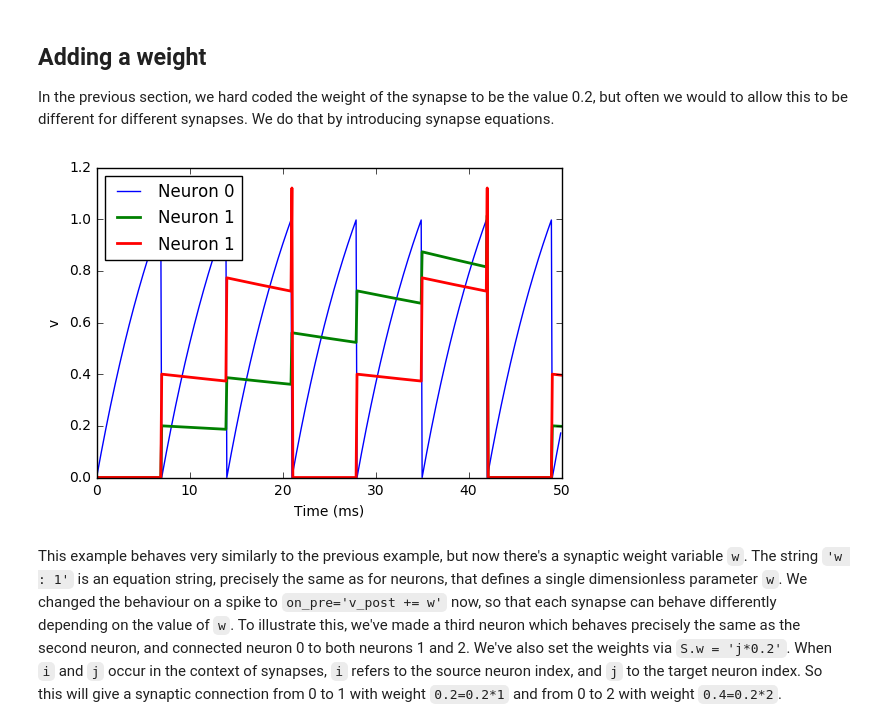
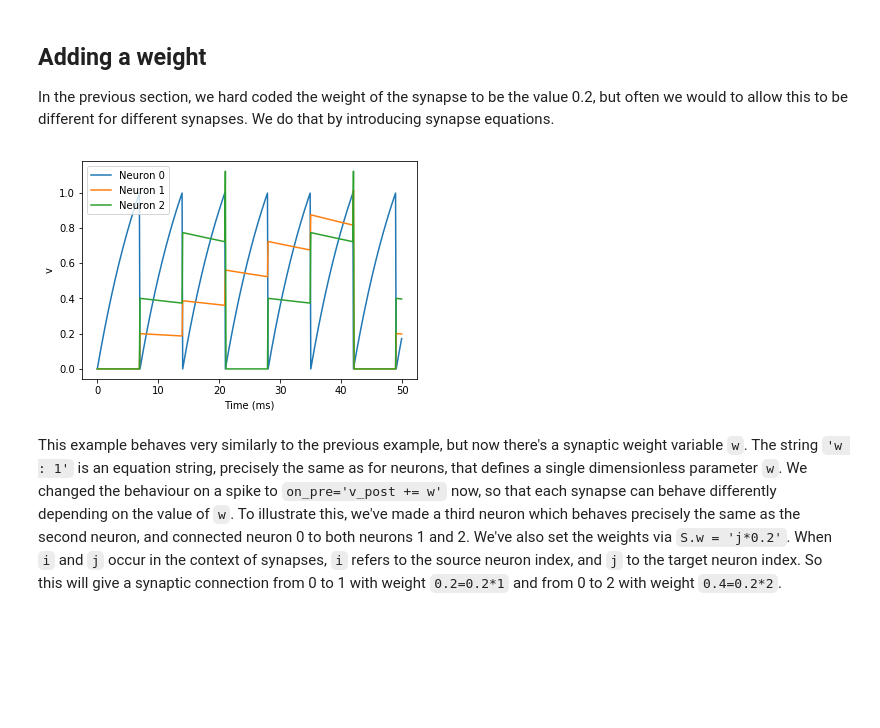
Before and after one commit to brian-team/brian2-doc-resources, a Jupyter notebook: tutorials/2-intro-to-brian-synapses.ipynb, the cells around one changed output. Saved outputs shown, nothing was run; the diff lists cells and outputs as text; code cells hidden in the pictures; blank space fills up the shorter version.

```diff
--- a/tutorials/2-intro-to-brian-synapses.ipynb
+++ b/tutorials/2-intro-to-brian-synapses.ipynb
@@ -51,32 +51,32 @@ In the previous section, we hard coded the weight of the synapse to be the value
 # %%
 start_scope()
 
 eqs = '''
 dv/dt = (I-v)/tau : 1
 I : 1
 tau : second
 '''
 G = NeuronGroup(3, eqs, threshold='v>1', reset='v = 0', method='linear')
 G.I = [2, 0, 0]
 G.tau = [10, 100, 100]*ms
 
 # Comment these two lines out to see what happens without Synapses
 S = Synapses(G, G, 'w : 1', on_pre='v_post += w')
 S.connect(i=0, j=[1, 2])
 S.w = 'j*0.2'
 
 M = StateMonitor(G, 'v', record=True)
 
 run(50*ms)
 
-plot(M.t/ms, M.v[0], '-b', label='Neuron 0')
-plot(M.t/ms, M.v[1], '-g', lw=2, label='Neuron 1')
-plot(M.t/ms, M.v[2], '-r', lw=2, label='Neuron 1')
+plot(M.t/ms, M.v[0], label='Neuron 0')
+plot(M.t/ms, M.v[1], label='Neuron 1')
+plot(M.t/ms, M.v[2], label='Neuron 2')
 xlabel('Time (ms)')
 ylabel('v')
-legend(loc='best');
+legend();
 # %% [output]
-[figure, old version]
+[figure, new version]
 # %% [markdown]
 This example behaves very similarly to the previous example, but now there's a synaptic weight variable ``w``. The string ``'w : 1'`` is an equation string, precisely the same as for neurons, that defines a single dimensionless parameter ``w``. We changed the behaviour on a spike to ``on_pre='v_post += w'`` now, so that each synapse can behave differently depending on the value of ``w``. To illustrate this, we've made a third neuron which behaves precisely the same as the second neuron, and connected neuron 0 to both neurons 1 and 2. We've also set the weights via ``S.w = 'j*0.2'``. When ``i`` and ``j`` occur in the context of synapses, ``i`` refers to the source neuron index, and ``j`` to the target neuron index. So this will give a synaptic connection from 0 to 1 with weight ``0.2=0.2*1`` and from 0 to 2 with weight ``0.4=0.2*2``.
 # %% [markdown]
```
Also changed, not shown: parts of 13 cells of this notebook, 39 other files.
